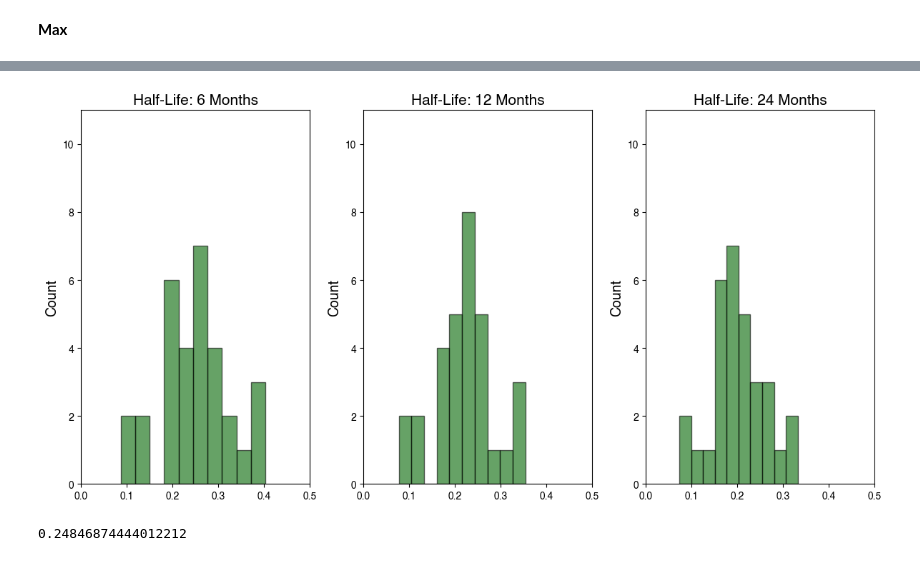
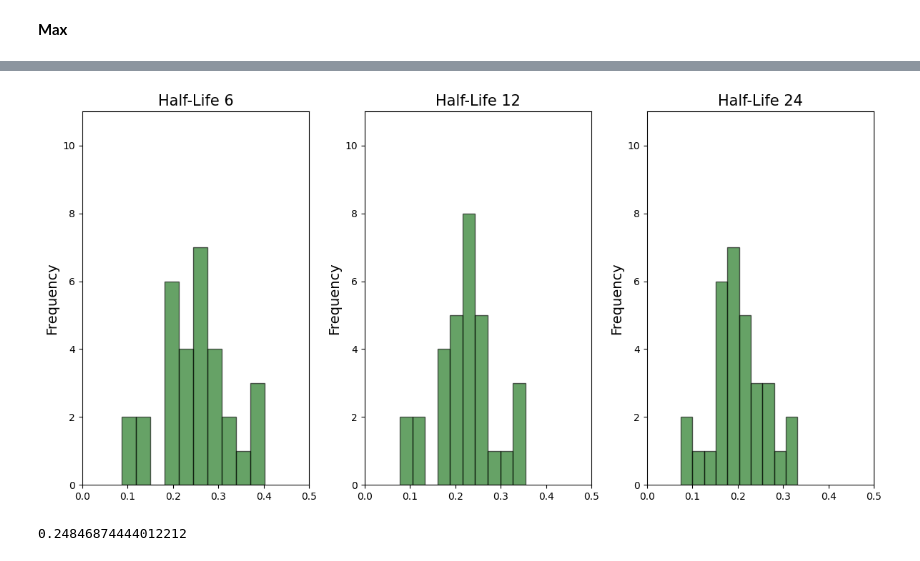
Before and after one commit to sarahsotoudeh/LegislativeInfluence, a Jupyter notebook: InfluenceVisualization.ipynb, the cells around one changed output, grey strips where cells are left out. Saved outputs shown, nothing was run; the diff lists cells and outputs as text; code cells hidden in the pictures.

```diff
--- a/InfluenceVisualization.ipynb
+++ b/InfluenceVisualization.ipynb
@@ -8,10 +16,9 @@ import networkx as nx
 import pickle
 import warnings
 from scipy.stats import ttest_ind
-plt.rcParams['font.family'] = 'Helvetica'
-plt.rcParams['font.sans-serif'] = ['Helvetica']
 # %% [markdown]
 #### House
 # %%
-with open('./pickles/HouseCongressToIndexDict.pickle', 'rb') as f:
-	house_congress_to_index_dict = pickle.load(f)
+%cd /content/drive/MyDrive/RESEARCH/
+with open('house_congress_to_index_dict.pickle', 'rb') as fd:
+    house_congress_to_index_dict = pickle.load(fd)
@@ -34,8 +55,9 @@ with open("./pickles/FailHouse12HalfLife.npy", "rb") as f:
 # %% [markdown]
 Half life 6 months
 # %%
-with open("./pickles/FailHouse6HalfLife.npy", "rb") as f:
-	cum_adj_fail_house_6hl = np.load(f, allow_pickle=True)
-	party_fail_house_6hl_total = np.load(f, allow_pickle=True)
-	fail_house_avg_bill_6h = pd.read_pickle(f)
-	fail_house_max_bill_6h = pd.read_pickle(f)
+%cd /content/drive/MyDrive/RESEARCH/
+with open("VFixed_Fail_House_Chamber_6hl.npy", "rb") as f:
+  cum_adj_fail_house_6hl = np.load(f, allow_pickle=True)
+  party_fail_house_6hl_total = np.load(f, allow_pickle=True)
+  fail_house_avg_bill_6h = pd.read_pickle(f)
+  fail_house_max_bill_6h = pd.read_pickle(f)
@@ -152,57 +253,57 @@ max_6 = plot_4_month_influence("House", fail_house_max_bill_6h, "Mean Influence
 # %%
 bills_df = [fail_house_max_bill_6h,fail_house_max_bill_12h,fail_house_max_bill_24h]
 
 halflife_values = [6, 12, 24]
 
 # Create a grid of subplots with one row and three columns
 fig, axes = plt.subplots(1, 3, figsize=(12, 6))
 
 for i, df in enumerate(bills_df):
-	halflife = halflife_values[i]
-	fail = df[df["Passed"] != 1]
-	passed = df[df["Passed"] == 1]
+    halflife = halflife_values[i]
+    fail = df[df["Passed"] != 1]
+    passed = df[df["Passed"] == 1]
 
-	passed_plot = passed.copy()
-	passed_plot["Time"] = passed_plot["Time"].dt.to_timestamp()
-	passed_plot = passed_plot.set_index("Time")
-	passed_plot = passed_plot.resample("4M").agg({"Influence_Score": ["mean", "std", "count"]})
-	passed_plot = passed_plot.reset_index()
-	passed_plot.columns = ["Time", "mean", "std", "count"]
-	passed_plot["Time"] = passed_plot["Time"].dt.strftime('%Y-%m')
-	passed_plot["sqrt_count"] = np.sqrt(passed_plot["count"].to_numpy())
-	passed_plot = passed_plot.sort_values("Time")
-	passed_plot_sort = passed_plot.sort_values("count")
+    passed_plot = passed.copy()
+    passed_plot["Time"] = passed_plot["Time"].dt.to_timestamp()
+    passed_plot = passed_plot.set_index("Time")
+    passed_plot = passed_plot.resample("4M").agg({"Influence_Score": ["mean", "std", "count"]})
+    passed_plot = passed_plot.reset_index()
+    passed_plot.columns = ["Time", "mean", "std", "count"]
+    passed_plot["Time"] = passed_plot["Time"].dt.strftime('%Y-%m')
+    passed_plot["sqrt_count"] = np.sqrt(passed_plot["count"].to_numpy())
+    passed_plot = passed_plot.sort_values("Time")
+    passed_plot_sort = passed_plot.sort_values("count")
 
-	failed_plot = fail.copy()
-	failed_plot["Time"] = failed_plot["Time"].dt.to_timestamp()
-	failed_plot = failed_plot.set_index("Time")
-	failed_plot = failed_plot.resample("4M").agg({"Influence_Score": ["mean", "std", "count"]})
-	failed_plot = failed_plot.reset_index()
-	failed_plot.columns = ["Time", "mean", "std", "count"]
-	failed_plot["Time"] = failed_plot["Time"].dt.strftime('%Y-%m')
-	failed_plot["sqrt_count"] = np.sqrt(failed_plot["count"].to_numpy())
-	failed_plot = failed_plot.sort_values("Time")
-	failed_plot_sort = failed_plot.sort_values("count")
+    failed_plot = fail.copy()
+    failed_plot["Time"] = failed_plot["Time"].dt.to_timestamp()
+    failed_plot = failed_plot.set_index("Time")
+    failed_plot = failed_plot.resample("4M").agg({"Influence_Score": ["mean", "std", "count"]})
+    failed_plot = failed_plot.reset_index()
+    failed_plot.columns = ["Time", "mean", "std", "count"]
+    failed_plot["Time"] = failed_plot["Time"].dt.strftime('%Y-%m')
+    failed_plot["sqrt_count"] = np.sqrt(failed_plot["count"].to_numpy())
+    failed_plot = failed_plot.sort_values("Time")
+    failed_plot_sort = failed_plot.sort_values("count")
 
-	merged_plot = pd.merge(passed_plot, failed_plot, on="Time", suffixes=("_passed", "_failed"))
-	merged_plot["Percent_Difference"] = ((merged_plot["mean_passed"] - merged_plot["mean_failed"]) / merged_plot["mean_failed"])
+    merged_plot = pd.merge(passed_plot, failed_plot, on="Time", suffixes=("_passed", "_failed"))
+    merged_plot["Percent_Difference"] = ((merged_plot["mean_passed"] - merged_plot["mean_failed"]) / merged_plot["mean_failed"])
 
-	# Plot the histogram in the current subplot
-	ax = axes[i]
-	ax.set_xlim([0,0.5])
-	ax.set_ylim([0,11])
-	ax.hist(merged_plot["Percent_Difference"], bins=10, edgecolor='k', color="darkgreen", alpha=0.6)
-	ax.set_title("Half-Life: " + str(halflife) + " Months", fontsize=15)
-	ax.set_ylabel("Count", fontsize=14)
+    # Plot the histogram in the current subplot
+    ax = axes[i]
+    ax.set_xlim([0,0.5])
+    ax.set_ylim([0,11])
+    ax.hist(merged_plot["Percent_Difference"], bins=10, edgecolor='k', color="darkgreen", alpha=0.6)
+    ax.set_title("Half-Life " + str(halflife), fontsize=15)
+    ax.set_ylabel("Frequency", fontsize=14)
 
-	# Format x-axis labels with percent signs
-	# ax.xaxis.set_major_formatter(FuncFormatter(lambda x, _ : f'{x:.0f}%'))
+    # Format x-axis labels with percent signs
+    # ax.xaxis.set_major_formatter(FuncFormatter(lambda x, _ : f'{x:.0f}%'))
 
 # Adjust the layout to prevent overlapping
 plt.tight_layout()
 plt.show()
 # %% [output]
-[figure, old version]
+[figure, new version]
 # %%
 max_6["Percent_Difference"].mean()
 # %% [output]
```
Also changed, not shown: parts of 20 cells of this notebook.
